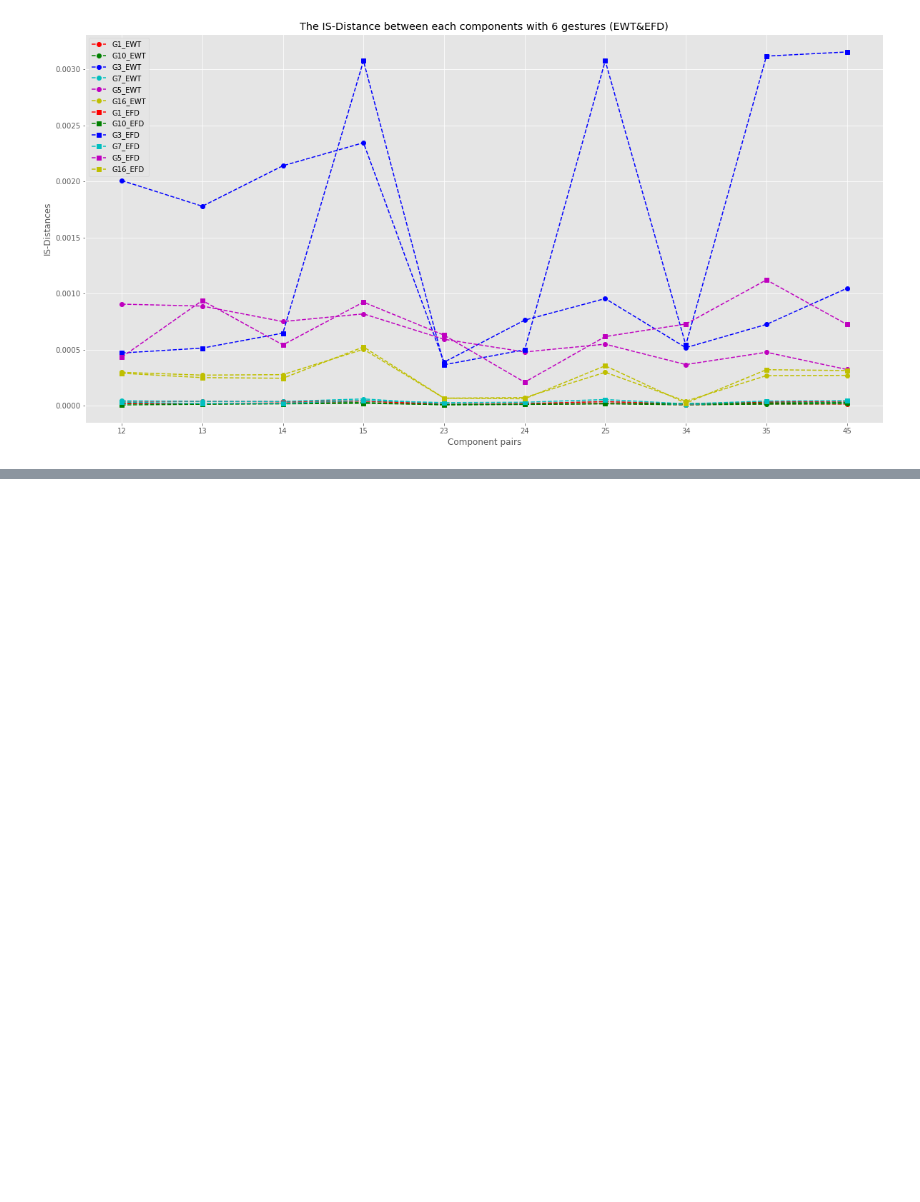
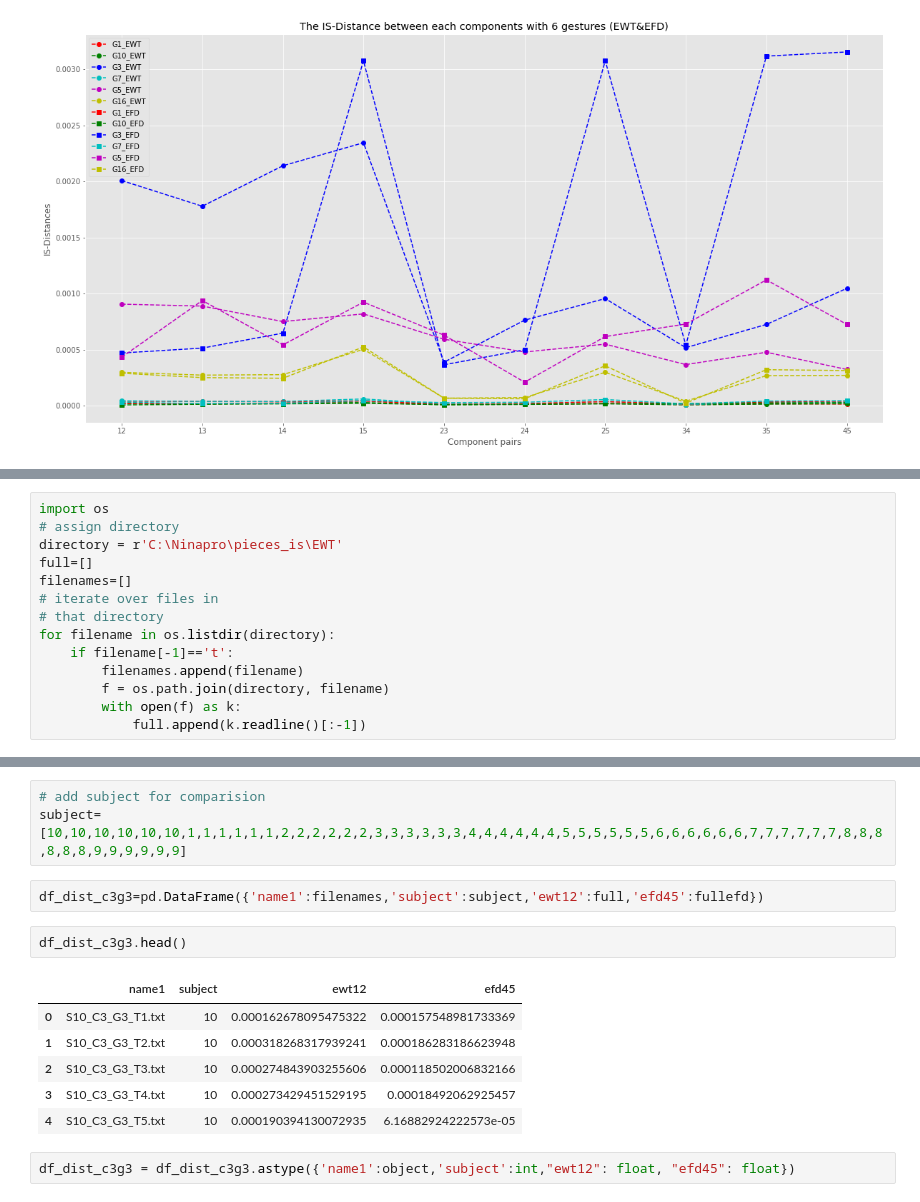
Before and after one commit to chenkecoco1/EMG_Analysis, a Jupyter notebook: Calculate_Distances_of_Components.ipynb, the cells around one changed output, grey strips where cells are left out. Saved outputs shown, nothing was run; the diff lists cells and outputs as text; blank space fills up the shorter version.

```diff
--- a/Calculate_Distances_of_Components.ipynb
+++ b/Calculate_Distances_of_Components.ipynb
@@ -825,0 +864,14 @@ plt.plot()
+# %%
+import os
+# assign directory
+directory = r'C:\Ninapro\pieces_is\EWT'
+full=[]
+filenames=[]
+# iterate over files in
+# that directory
+for filename in os.listdir(directory):
+    if filename[-1]=='t':
+        filenames.append(filename)
+        f = os.path.join(directory, filename)
+        with open(f) as k:
+            full.append(k.readline()[:-1])
@@ -825,0 +890,16 @@ plt.plot()
+# %%
+# add subject for comparision
+subject=[10,10,10,10,10,10,1,1,1,1,1,1,2,2,2,2,2,2,3,3,3,3,3,3,4,4,4,4,4,4,5,5,5,5,5,5,6,6,6,6,6,6,7,7,7,7,7,7,8,8,8,8,8,8,9,9,9,9,9,9]
+# %%
+df_dist_c3g3=pd.DataFrame({'name1':filenames,'subject':subject,'ewt12':full,'efd45':fullefd})
+# %%
+df_dist_c3g3.head()
+# %% [output]
+|  | name1 | subject | ewt12 | efd45 |
+| 0 | S10_C3_G3_T1.txt | 10 | 0.000162678095475322 | 0.000157548981733369 |
+| 1 | S10_C3_G3_T2.txt | 10 | 0.000318268317939241 | 0.000186283186623948 |
+| 2 | S10_C3_G3_T3.txt | 10 | 0.000274843903255606 | 0.000118502006832166 |
+| 3 | S10_C3_G3_T4.txt | 10 | 0.000273429451529195 | 0.00018492062925457 |
+| 4 | S10_C3_G3_T5.txt | 10 | 0.000190394130072935 | 6.16882924222573e-05 |
+# %%
+df_dist_c3g3 = df_dist_c3g3.astype({'name1':object,'subject':int,"ewt12": float, "efd45": float})
```
Also changed, not shown: parts of 6 cells of this notebook.
